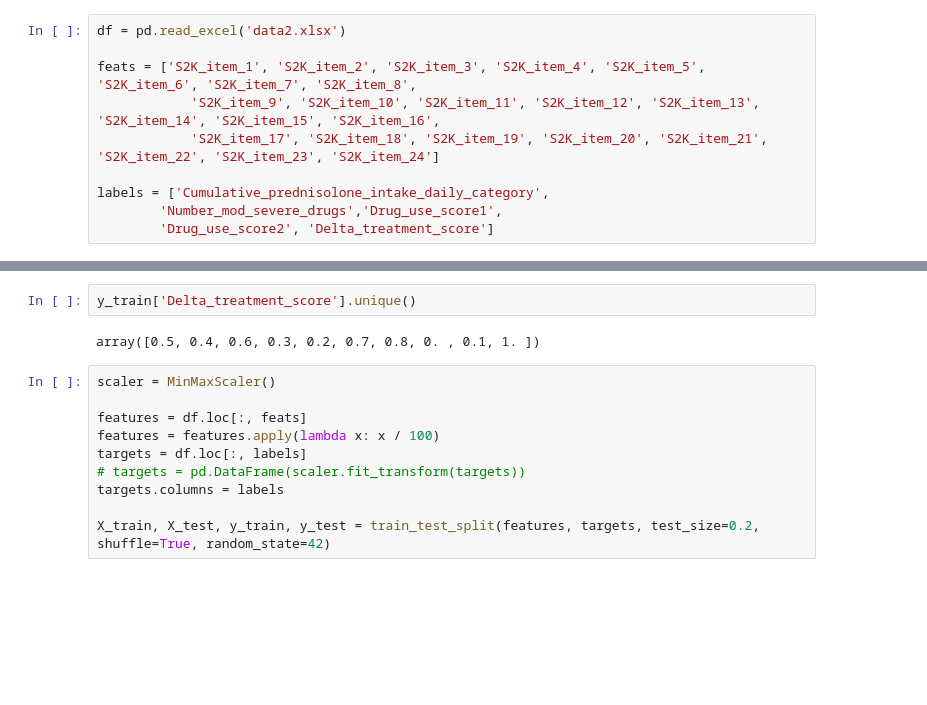
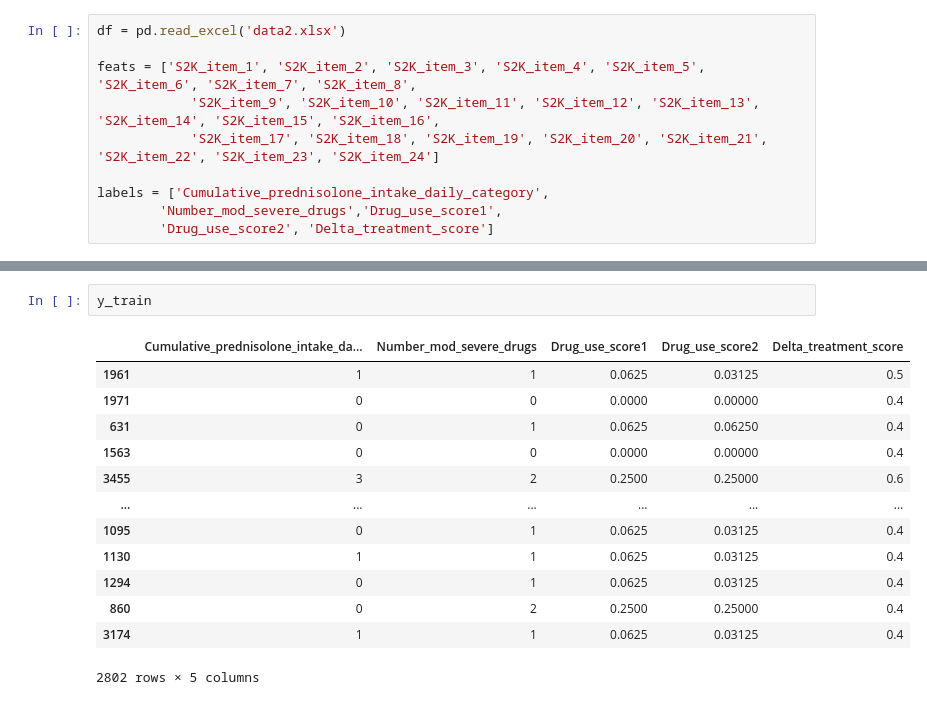
Before and after one commit to isevr/SDI, a Jupyter notebook: v3/eda_data2.ipynb, the cells around one changed output, grey strips where cells are left out. Drawn from its saved outputs; the diff is of its cells as text; blank space fills up the shorter version.

```diff
--- a/v3/eda_data2.ipynb
+++ b/v3/eda_data2.ipynb
@@ -22,17 +50,19 @@ labels = ['Cumulative_prednisolone_intake_daily_category',
 # %%
-y_train['Delta_treatment_score'].unique()
+y_train
 # %% [output]
+|  | Cumulative_prednisolone_intake_da... | Number_mod_severe_drugs | Drug_use_score1 | Drug_use_score2 | Delta_treatment_score |
+| 1961 | 1 | 1 | 0.0625 | 0.03125 | 0.5 |
+| 1971 | 0 | 0 | 0.0000 | 0.00000 | 0.4 |
+| 631 | 0 | 1 | 0.0625 | 0.06250 | 0.4 |
+| 1563 | 0 | 0 | 0.0000 | 0.00000 | 0.4 |
+| 3455 | 3 | 2 | 0.2500 | 0.25000 | 0.6 |
+| ... | ... | ... | ... | ... | ... |
+| 1095 | 0 | 1 | 0.0625 | 0.03125 | 0.4 |
+| 1130 | 1 | 1 | 0.0625 | 0.03125 | 0.4 |
+| 1294 | 0 | 1 | 0.0625 | 0.03125 | 0.4 |
+| 860 | 0 | 2 | 0.2500 | 0.25000 | 0.4 |
+| 3174 | 1 | 1 | 0.0625 | 0.03125 | 0.4 |
-array([0.5, 0.4, 0.6, 0.3, 0.2, 0.7, 0.8, 0. , 0.1, 1. ])
+2802 rows × 5 columns
-# %%
-scaler = MinMaxScaler()
-
-features = df.loc[:, feats]
-features = features.apply(lambda x: x / 100)
-targets = df.loc[:, labels]
-# targets = pd.DataFrame(scaler.fit_transform(targets))
-targets.columns = labels
-
-X_train, X_test, y_train, y_test = train_test_split(features, targets, test_size=0.2, shuffle=True, random_state=42)
 # %%
 plt.figure(figsize=(18, 5))
 
```
Also changed, not shown: parts of 8 cells of this notebook.
